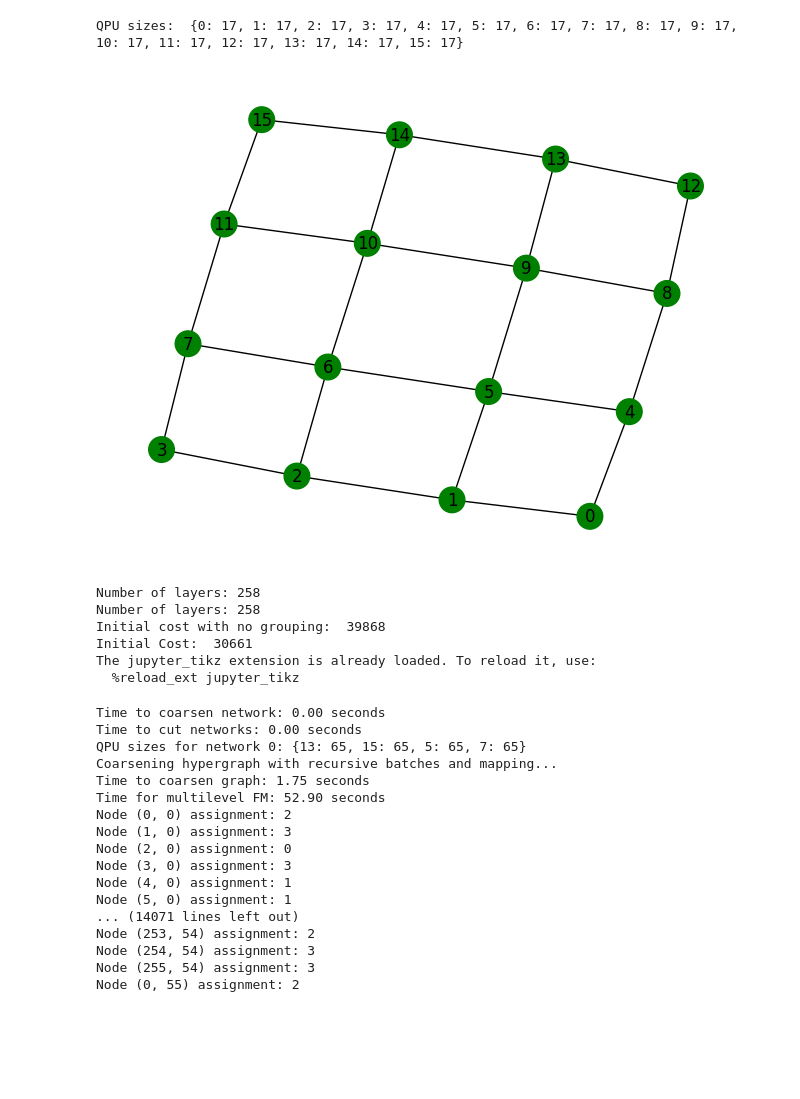
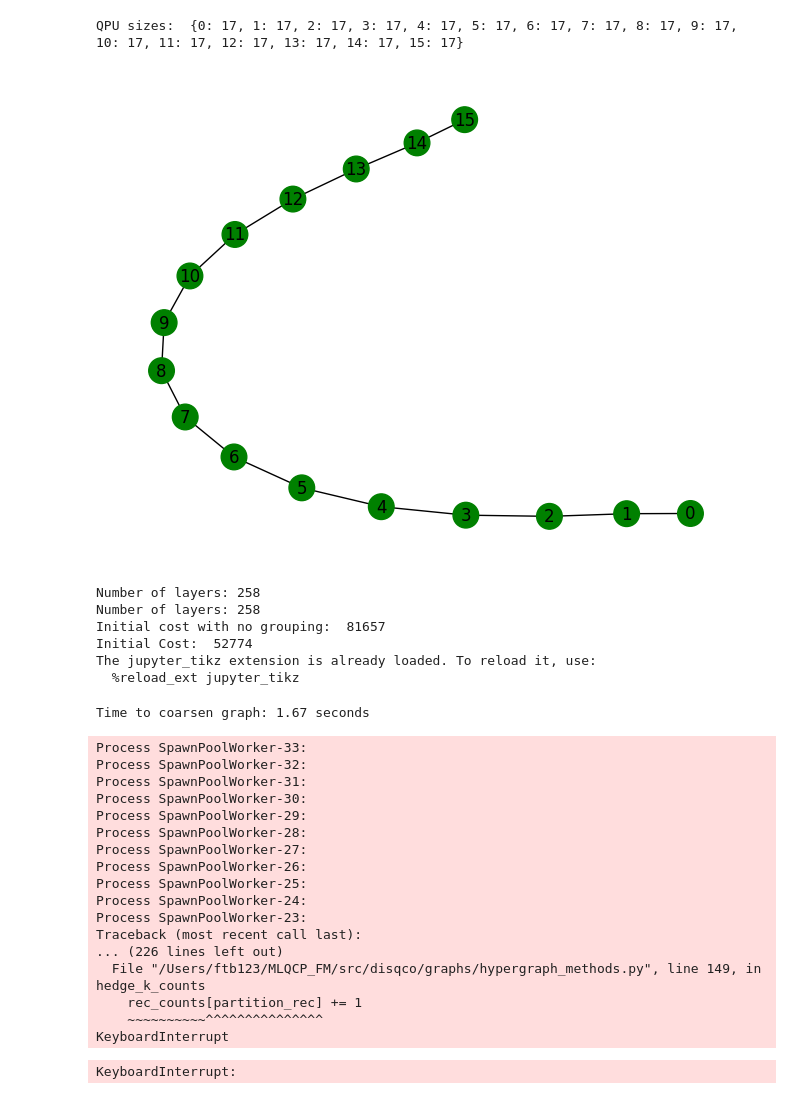
Before and after one commit to felix-burt/DISQCO, a Jupyter notebook: Demos/beta/quantum_network_BFS.ipynb, the cells around one changed output. Saved outputs shown, nothing was run; the diff lists cells and outputs as text; code cells hidden in the pictures; blank space fills up the shorter version.

```diff
--- a/Demos/beta/quantum_network_BFS.ipynb
+++ b/Demos/beta/quantum_network_BFS.ipynb
@@ -1,18 +0,0 @@
-# %%
-from QASMBench.interface.qiskit import QASMBenchmark
-
-# path to the root directory of QASMBench
-path = "QASMBench"
-# selected category for QASMBench
-category = "large"
-# select only the circuits with the number of qubits in the list
-num_qubits_list = list(range(3, 200))
-# whether to remove the final measurement in the circuit
-remove_final_measurements = True
-# whether to use qiskit.transpile() to transpile the circuits (note: must provide qiskit backend)
-do_transpile = True  # Changed to True for transpiling circuits
-# arguments for qiskit.transpile(). backend should be provided at least
-transpile_args = { 'basis_gates': ['u', 'cp']}
-bm = QASMBenchmark(path, category, num_qubits_list=num_qubits_list, do_transpile=do_transpile, **transpile_args, remove_final_measurements=remove_final_measurements)
-for circuit in bm.circ_name_list:
-    print(circuit)
@@ -61,7 +25,7 @@ num_qubits = 256
 
 circuit = cp_fraction(  num_qubits=num_qubits,
                         depth=num_qubits,
-                        fraction= 0.5, seed=42)
+                        fraction= 0.5, seed=5675)
 
 # circuit = cz_fraction(  num_qubits=num_qubits,
                         # depth=num_qubits,
@@ -213,7 +177,7 @@ num_partitions = 16
 
 coupling = linear_coupling(num_partitions)
 
-coupling = grid_coupling(num_partitions)
+# coupling = grid_coupling(num_partitions)
 
 # coupling = random_coupling(num_partitions, 0.1)
 
@@ -226,64 +190,66 @@ initial_qpu_sizes = {i: qpu_sizes[i] for i in range(num_partitions)}
 print("QPU sizes: ", initial_qpu_sizes)
 
 
 from disqco.graphs.quantum_network import QuantumNetwork
 
 
 
 initial_network = QuantumNetwork(qpu_sizes, coupling)
 initial_network.draw()
 network = deepcopy(initial_network)
 initial_graph = QuantumCircuitHyperGraph(circuit, group_gates = True, anti_diag = True)
 depth = initial_graph.depth
 
 graph_no_grouping = QuantumCircuitHyperGraph(circuit, group_gates = False, anti_diag = True)
 
 
 graph = deepcopy(initial_graph)
 assignment = set_initial_partitions(network, num_qubits, depth, num_partitions)
 
 initial_cost_no_grouping = calculate_full_cost_hetero(hypergraph=graph_no_grouping, assignment=assignment, num_partitions=num_partitions, costs = {}, network=network)
 
 print("Initial cost with no grouping: ", initial_cost_no_grouping)
 
 initial_cost = calculate_full_cost_hetero(hypergraph=graph, assignment=assignment, num_partitions=num_partitions, costs = {}, network=network)
 
 print("Initial Cost: ", initial_cost)
 
 %load_ext jupyter_tikz
 # %% [output]
 QPU sizes:  {0: 17, 1: 17, 2: 17, 3: 17, 4: 17, 5: 17, 6: 17, 7: 17, 8: 17, 9: 17, 10: 17, 11: 17, 12: 17, 13: 17, 14: 17, 15: 17}
-[figure, old version]
+[figure, new version]
 Number of layers: 258
 Number of layers: 258
-Initial cost with no grouping:  39868
-Initial Cost:  30661
+Initial cost with no grouping:  81657
+Initial Cost:  52774
 The jupyter_tikz extension is already loaded. To reload it, use:
   %reload_ext jupyter_tikz
 # %%
 from disqco.parti.FM.net_coarsened_FM import run_net_coarsened_FM
 
-cost, final_assignment = run_net_coarsened_FM(graph, network, l=4, multiprocessing=True, level_limit=8 , passes_per_level=10)
+cost, final_assignment = run_net_coarsened_FM(graph, network, l=4, multiprocessing=True, level_limit=8 , passes_per_level=50)
 
 print("Final Cost: ", cost)
 # %% [output]
-Time to coarsen network: 0.00 seconds
-Time to cut networks: 0.00 seconds
-QPU sizes for network 0: {13: 65, 15: 65, 5: 65, 7: 65}
-Coarsening hypergraph with recursive batches and mapping...
-Time to coarsen graph: 1.75 seconds
-Time for multilevel FM: 52.90 seconds
-Node (0, 0) assignment: 2
-Node (1, 0) assignment: 3
-Node (2, 0) assignment: 0
-Node (3, 0) assignment: 3
-Node (4, 0) assignment: 1
-Node (5, 0) assignment: 1
-... (14071 lines left out)
-Node (253, 54) assignment: 2
-Node (254, 54) assignment: 3
-Node (255, 54) assignment: 3
-Node (0, 55) assignment: 2
+Time to coarsen graph: 1.67 seconds
+Process SpawnPoolWorker-33:
+Process SpawnPoolWorker-32:
+Process SpawnPoolWorker-31:
+Process SpawnPoolWorker-30:
+Process SpawnPoolWorker-29:
+Process SpawnPoolWorker-28:
+Process SpawnPoolWorker-27:
+Process SpawnPoolWorker-26:
+Process SpawnPoolWorker-25:
+Process SpawnPoolWorker-24:
+Process SpawnPoolWorker-23:
+Traceback (most recent call last):
+... (226 lines left out)
+  File "/Users/ftb123/MLQCP_FM/src/disqco/graphs/hypergraph_methods.py", line 149, in hedge_k_counts
+    rec_counts[partition_rec] += 1
+    ~~~~~~~~~~^^^^^^^^^^^^^^^
+KeyboardInterrupt
+KeyboardInterrupt:
 # %%
 def post_process_assignment(final_assignment, qpu_sizes, num_partitions):
     """
```
Also changed, not shown: parts of 4 cells of this notebook, 1 other file.
